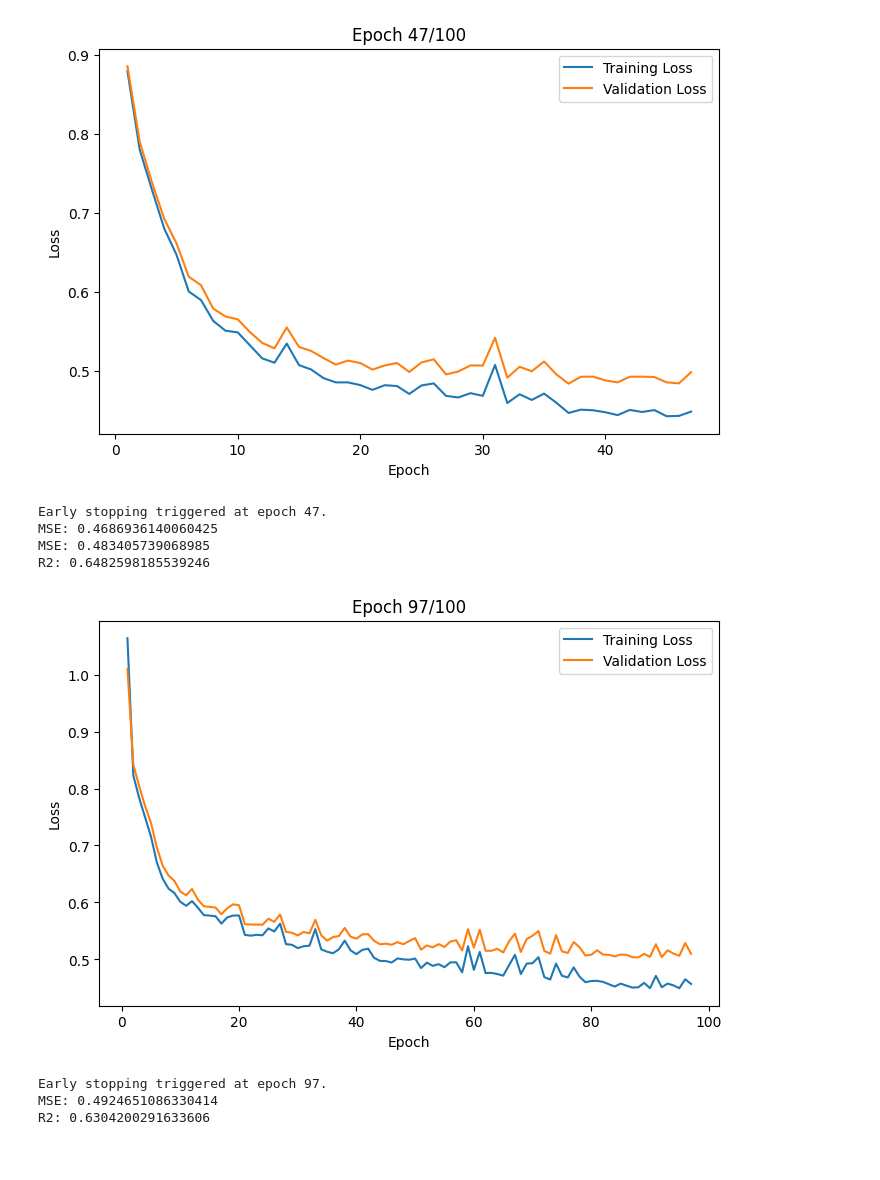
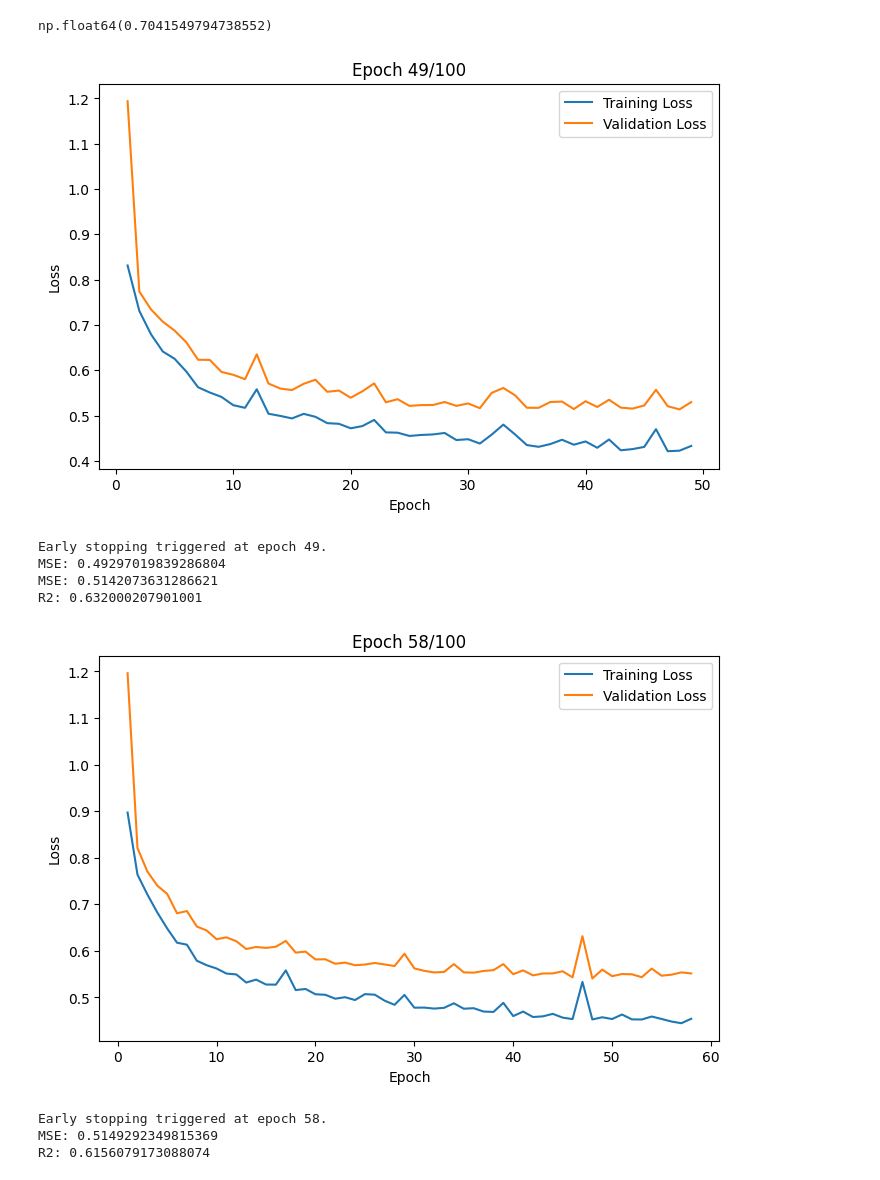
Before and after one commit to tianyima2000/DNN_missing_data, a Jupyter notebook: california housing/california_housing.ipynb, the cells around one changed output. Drawn from its saved outputs; the diff is of its cells as text; code cells hidden in the pictures.

```diff
--- a/california housing/california_housing.ipynb
+++ b/california housing/california_housing.ipynb
@@ -41,3 +41,6 @@ data.describe()
 # %%
 X = data.drop('MedHouseVal', axis=1)
 Y = data['MedHouseVal']
+
+scaler = StandardScaler()
+X_scaled = pd.DataFrame(scaler.fit_transform(X), columns=X.columns)
@@ -60,11 +63,22 @@ X
+# %%
+v = X_scaled['MedInc'].to_numpy()
+np.mean(np.exp(v) / (np.exp(v) + 0.35))
+
+u = X_scaled['Population'].to_numpy()
+np.mean(1 / (0.4*np.exp(u) + 1))
+# %% [output]
+np.float64(0.7041549794738552)
 # %%
 Omega = np.random.binomial(1, 0.7, (20640, 8))
-median = np.median(X['MedInc'])
 for i in range(20640):
-    if X.iloc[i, 0] <= median:
-        Omega[i, 0] = np.random.binomial(1, 0.5, 1)[0]
-    else:
-        Omega[i, 0] = np.random.binomial(1, 0.9, 1)[0]
+    income = X_scaled['MedInc'][i]
+    prob = np.exp(income) / (np.exp(income) + 0.35)
+    Omega[i, 0] = np.random.binomial(1, prob, 1)[0]
+
+    population = X_scaled['Population'][i]
+    prob = 1 / (0.4*np.exp(population) + 1)
+    Omega[i, 4] = np.random.binomial(1, prob, 1)[0]
+
 Z = X.copy(deep=True)
 Z = Z.mask(Omega==0)
 scaler = StandardScaler()
@@ -288,11 +302,11 @@ print(f'MSE: {loss_fn(model_PENN(Z_ZI_test, Omega_test), Y_test)}')
 print(f'MSE: {loss_fn(model_PENN(Z_ZI_val, Omega_val), Y_val)}')
 print(f'R2: {1 - loss_fn(model_PENN(Z_ZI_test, Omega_test), Y_test) / Y_test.var(unbiased=False)}')
 # %% [output]
-[figure, old version]
+[figure, new version]
-Early stopping triggered at epoch 47.
-MSE: 0.4686936140060425
-MSE: 0.483405739068985
-R2: 0.6482598185539246
+Early stopping triggered at epoch 49.
+MSE: 0.49297019839286804
+MSE: 0.5142073631286621
+R2: 0.632000207901001
 # %%
 class NN(nn.Module):
     def __init__(self):
@@ -342,7 +356,7 @@ for epoch in range(epochs):
 
     model_NN.train()
     if epoch == 10:
-        model_NN = global_prune(model_NN, amount = 0.8)
+        model_NN = global_prune(model_NN, amount = 0.6)
     for z_batch, y_batch in NN_train_loader:
         optimizer.zero_grad()
         pred = model_NN(z_batch)
@@ -352,37 +366,37 @@ for epoch in range(epochs):
 
     # Record training and validation losses
     model_NN.eval()
     with torch.no_grad():
         train_losses.append(loss_fn(model_NN(Z_ZI_train), Y_train))
         val_losses.append(loss_fn(model_NN(Z_ZI_val), Y_val))
 
     # Live plotting (Jupyter only)
     clear_output(wait=True)
     plt.figure(figsize=(8, 5))
     plt.plot(range(1,epoch+2), train_losses, label='Training Loss')
     plt.plot(range(1,epoch+2), val_losses, label='Validation Loss')
     plt.title(f'Epoch {epoch+1}/{epochs}')
     plt.xlabel('Epoch')
     plt.ylabel('Loss')
     plt.legend()
     plt.show()
 
     early_stopping(val_losses[-1], model_NN)
     if early_stopping.early_stop:
         print(f"Early stopping triggered at epoch {epoch+1}.")
         break
 
 
 early_stopping.restore_weights(model_NN)
 
 model_NN.eval()
 print(f'MSE: {loss_fn(model_NN(Z_ZI_test), Y_test)}')
 print(f'R2: {1 - loss_fn(model_NN(Z_ZI_test), Y_test) / Y_test.var(unbiased=False)}')
 # %% [output]
-[figure, old version]
+[figure, new version]
-Early stopping triggered at epoch 97.
-MSE: 0.4924651086330414
-R2: 0.6304200291633606
+Early stopping triggered at epoch 58.
+MSE: 0.5149292349815369
+R2: 0.6156079173088074
 # %%
 import xgboost as xgb
 model_xgb = xgb.XGBRegressor(
```
Also changed, not shown: parts of 3 cells of this notebook, 1 other file.
